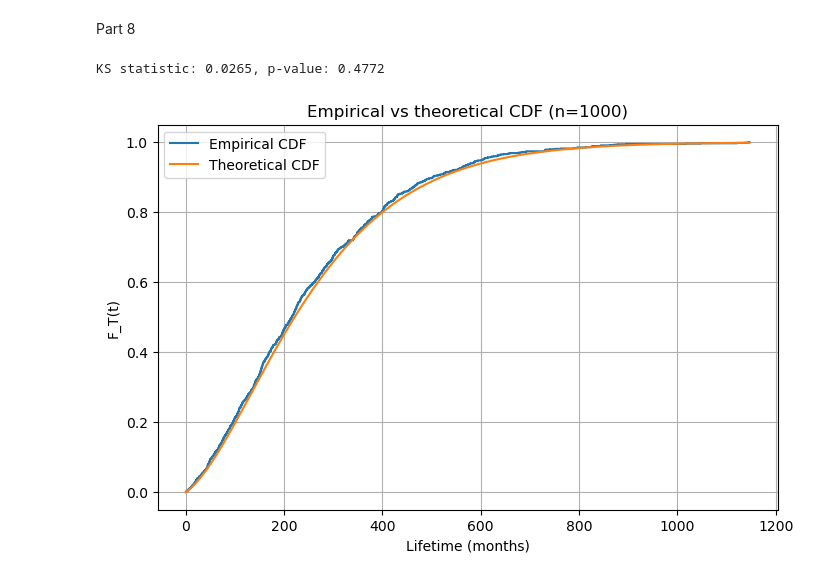
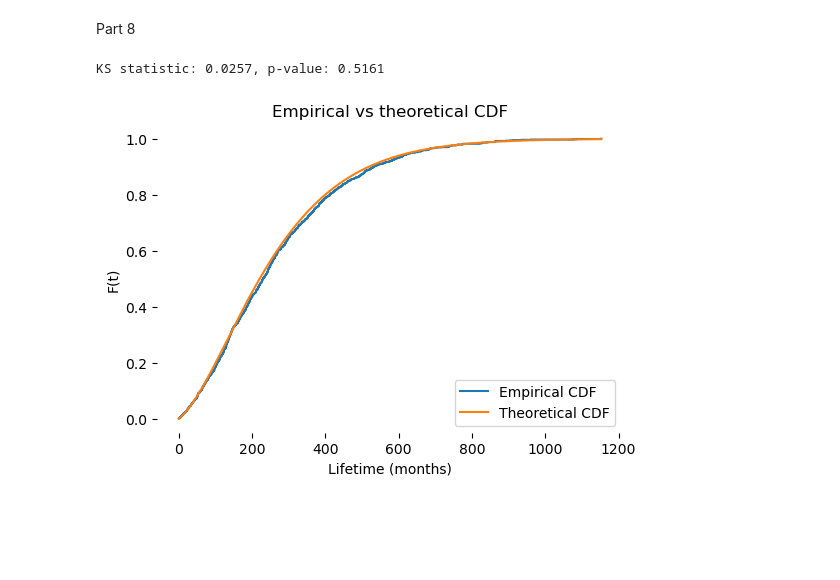
Before and after one commit to bjarturingvason/Stochastic, a Jupyter notebook: Project 1/project1_part1.ipynb, the cells around one changed output. Cells and saved outputs as stored; diff of their text form; code cells hidden in the pictures; blank space fills up the shorter version.

```diff
--- a/Project 1/project1_part1.ipynb
+++ b/Project 1/project1_part1.ipynb
@@ -415,29 +422,31 @@ Part 8
 # %%
 
 Q_s = Q[:-1, :-1]
 ones = np.ones(4)
 p0 = np.array([1,0,0,0])
 
 def F_t(t):
     return 1 - (p0 @ expm(Q_s*t) @ ones)
 
 ks_stat, p_val = stats.kstest(lifetimes, np.vectorize(F_t))
 print(f"KS statistic: {ks_stat:.4f}, p‑value: {p_val:.4f}")
 
 sorted_life = np.sort(lifetimes)
 emp_cdf = np.arange(1, n_sim+1)/n_sim
 t_grid = np.linspace(0, sorted_life[-1], 400)
 F_values = [F_t(tt) for tt in t_grid]
 
-plt.figure(figsize=(8,5))
+plt.figure(figsize=(6,4))
 plt.step(sorted_life, emp_cdf, where='post', label='Empirical CDF')
 plt.plot(t_grid, F_values, label='Theoretical CDF')
 plt.xlabel('Lifetime (months)')
-plt.ylabel('F_T(t)')
-plt.title('Empirical vs theoretical CDF (n=1000)')
-plt.legend()
-plt.grid(True)
+plt.ylabel('F(t)')
+plt.title('Empirical vs theoretical CDF')
+plt.legend(loc='lower right')
+plt.grid(False)
+plt.box(False)
+plt.savefig('Figures/7-EmpvsTheo.png', dpi = 300)
 plt.show()
 # %% [output]
-KS statistic: 0.0265, p‑value: 0.4772
+KS statistic: 0.0257, p‑value: 0.5161
-[figure, old version]
+[figure, new version]
```
Also changed, not shown: parts of 7 cells of this notebook, 2 other files.
